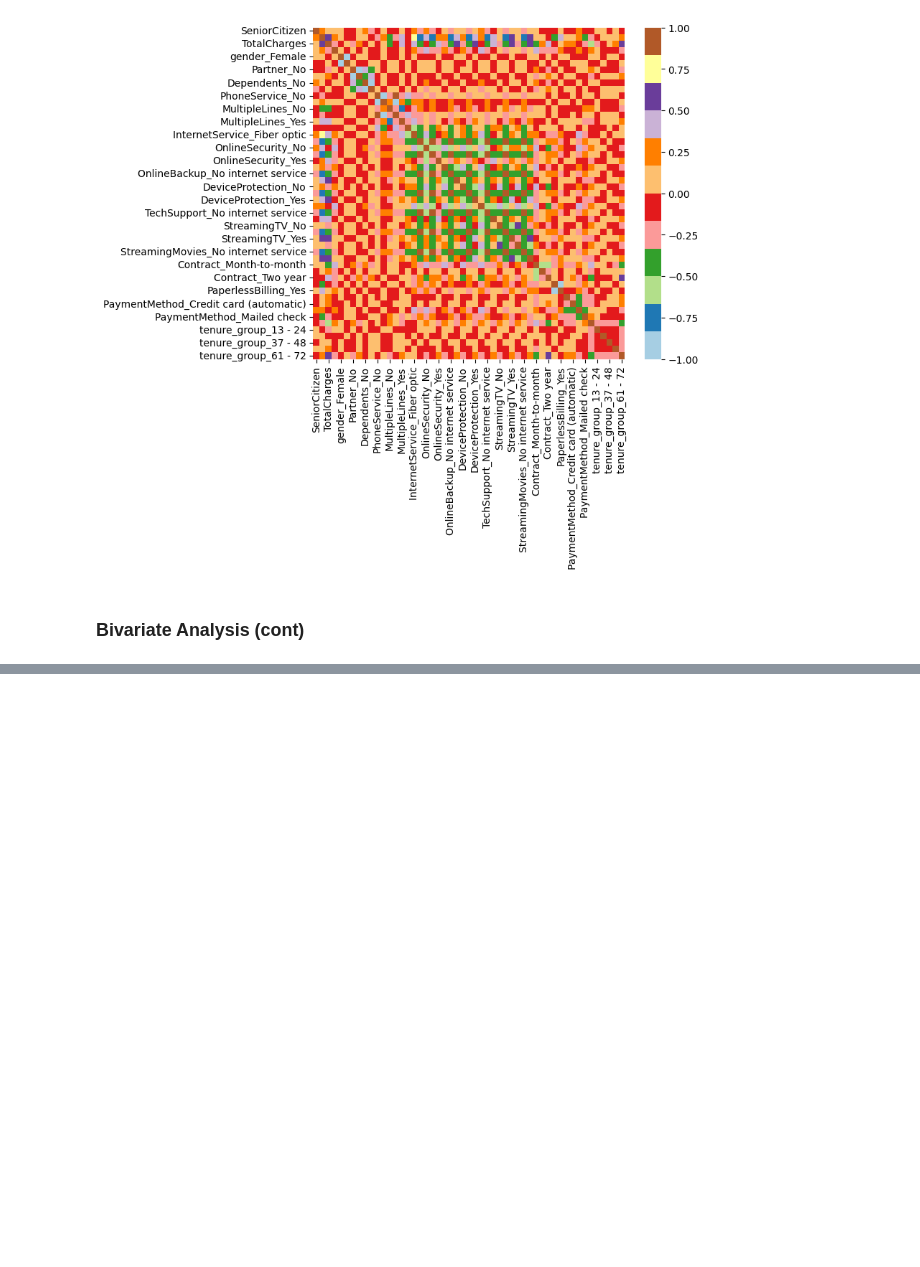
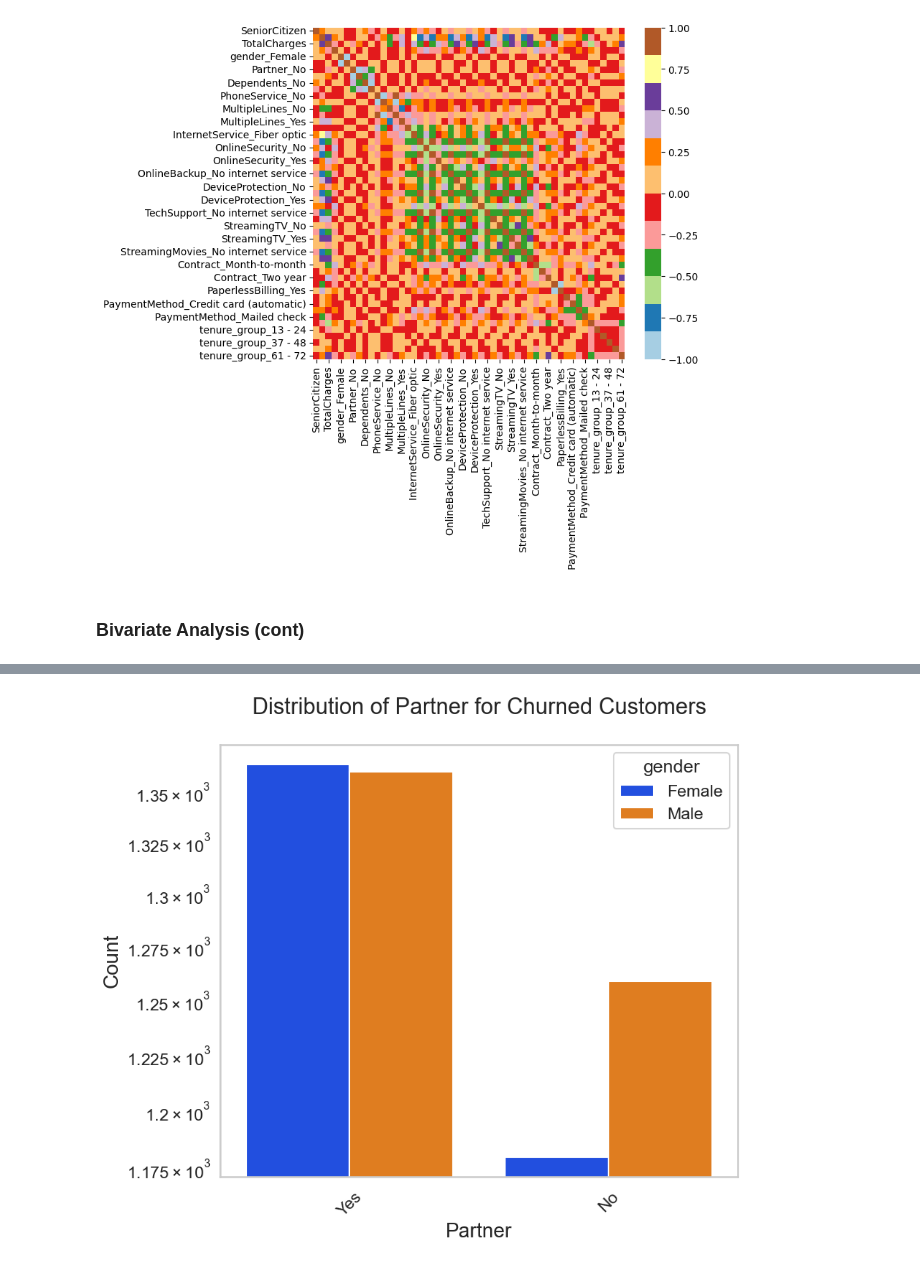
Before and after one commit to srsimonson/exploratory-data-analysis, a Jupyter notebook: customer_churn.ipynb, the cells around one changed output, grey strips where cells are left out. Cells and saved outputs as stored; diff of their text form; code cells hidden in the pictures; blank space fills up the shorter version.

```diff
--- a/customer_churn.ipynb
+++ b/customer_churn.ipynb
@@ -355,0 +408,10 @@ sns.heatmap(new_df_dummies.corr(), cmap='Paired')
+# %%
+uniplot(
+    new_df1_target0,
+    col='Partner',
+    title='Distribution of Partner for Churned Customers',
+    hue='gender',
+    use_log=True  # or False if log caused errors
+)
+# %% [output]
+[figure, added]
```
Also changed, not shown: parts of 8 cells of this notebook.
